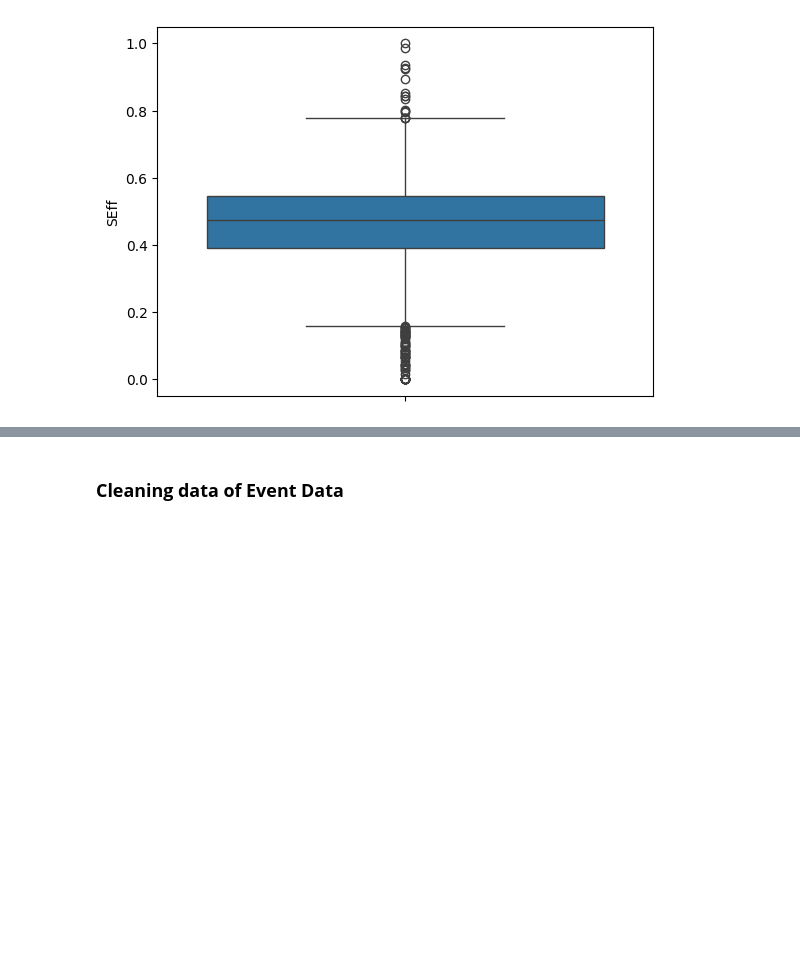
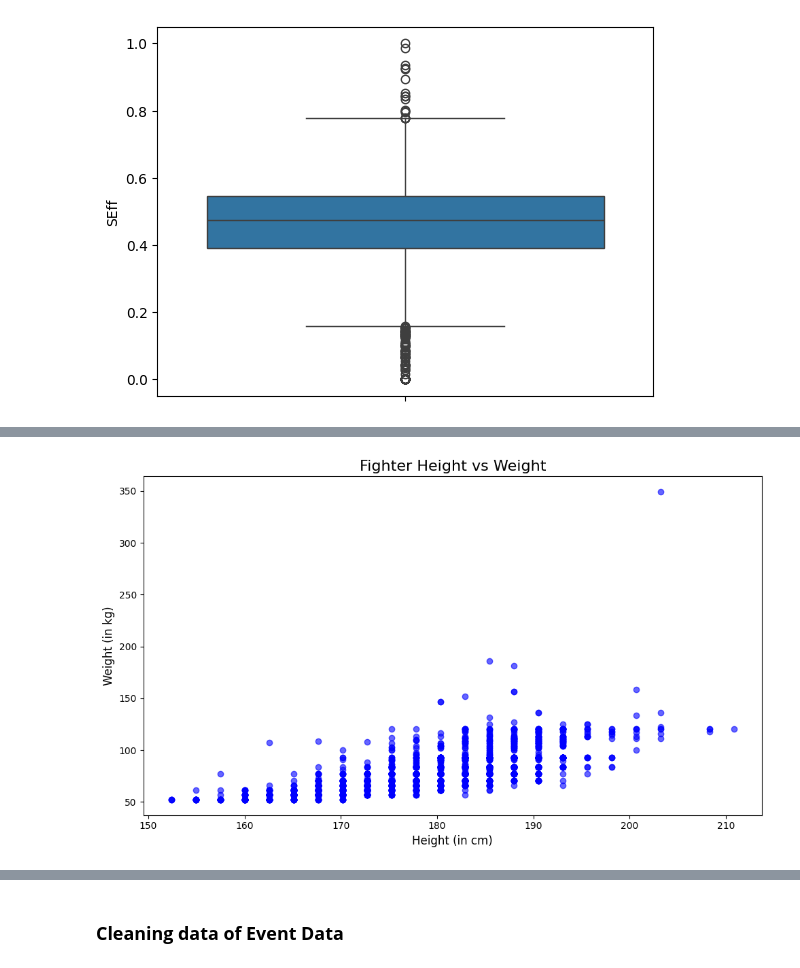
Before and after one commit to kaushalsingh01/UFC-Performance-Metrics-Analysis, a Jupyter notebook: Notebooks/ufc_eda.ipynb, the cells around one changed output, grey strips where cells are left out. Saved outputs shown, nothing was run; the diff lists cells and outputs as text; code cells hidden in the pictures; blank space fills up the shorter version.

```diff
--- a/Notebooks/ufc_eda.ipynb
+++ b/Notebooks/ufc_eda.ipynb
@@ -341,0 +414,11 @@ dtype: int64
+# %%
+# Scatter plot for height vs weight
+plt.figure(figsize=(10, 6))
+plt.scatter(fighter_data["height"], fighter_data["weight"], color="blue", alpha=0.6)
+plt.title("Fighter Height vs Weight", fontsize=16)
+plt.xlabel("Height (in cm)", fontsize=12)
+plt.ylabel("Weight (in kg)", fontsize=12)
+plt.tight_layout()
+plt.show()
+# %% [output]
+[figure, added]
```
Also changed, not shown: parts of 17 cells of this notebook.
